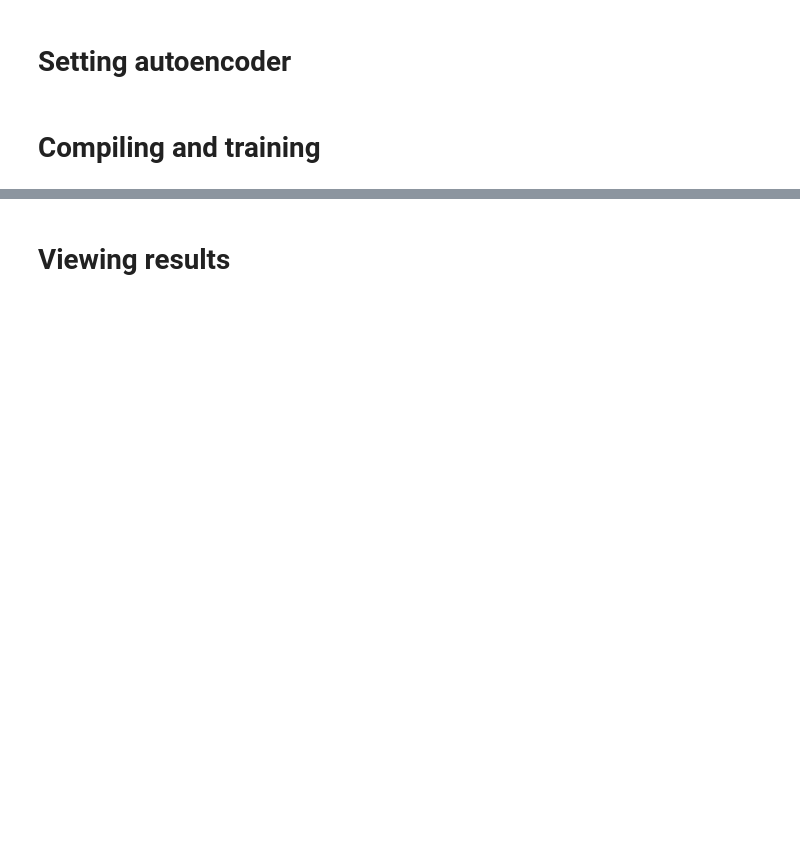
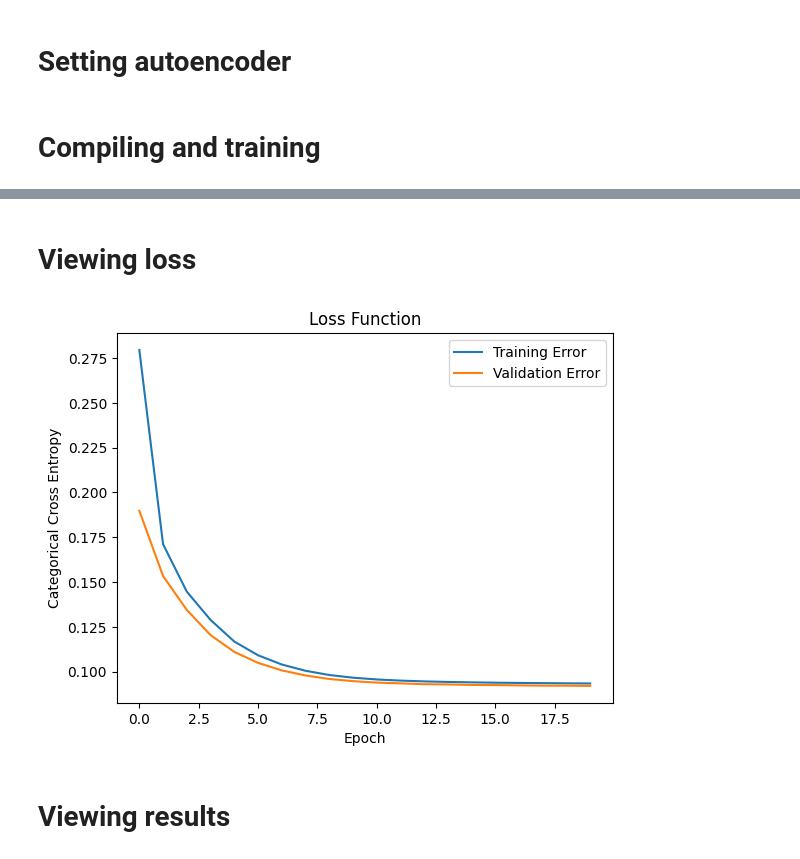
Before and after one commit to Sandrocamargo/deep-learning, a Jupyter notebook: dl_class09_autoencoder.ipynb, the cells around one changed output, grey strips where cells are left out. Saved outputs shown, nothing was run; the diff lists cells and outputs as text; code cells hidden in the pictures; blank space fills up the shorter version.

```diff
--- a/dl_class09_autoencoder.ipynb
+++ b/dl_class09_autoencoder.ipynb
@@ -72,3 +72,16 @@ Epoch 20/20
+# %% [markdown]
+# Viewing loss
+# %%
+plt.plot(history.history['loss'])
+plt.plot(history.history['val_loss'])
+plt.title('Loss Function')
+plt.ylabel('Categorical Cross Entropy')
+plt.xlabel('Epoch')
+plt.legend(['Training Error','Validation Error'], loc='upper right')
+plt.savefig("trainingerror.pdf")
+plt.show()
+# %% [output]
+[figure, added]
 # %% [markdown]
 # Viewing results
 # %%
```
Also changed, not shown: parts of 2 cells of this notebook.
